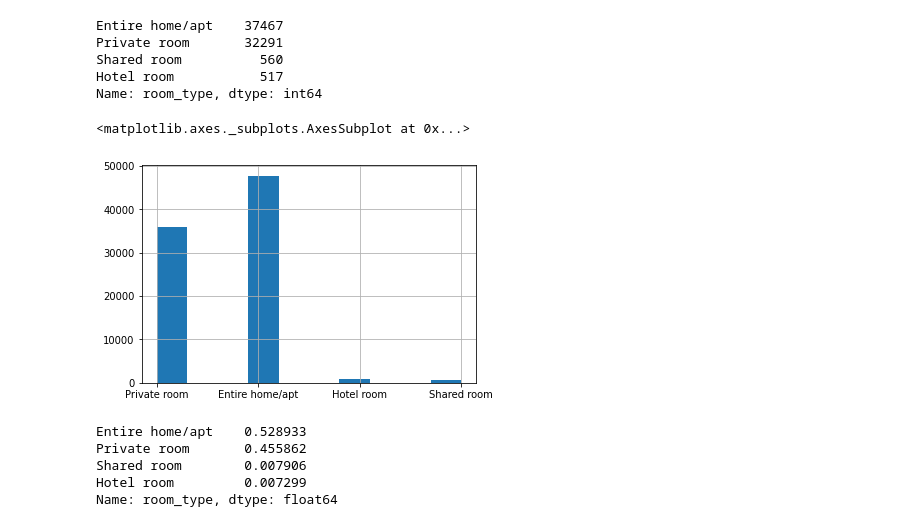
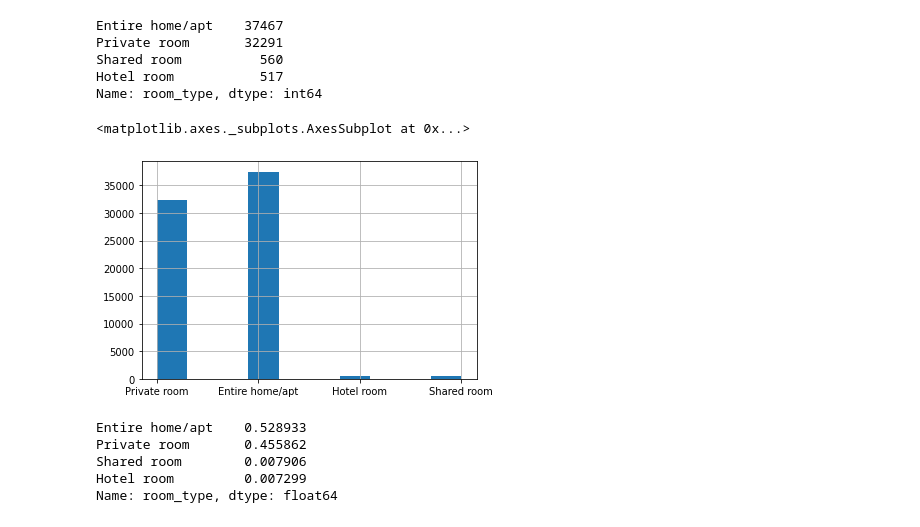
Before and after one commit to jullymaellylima/data_science, a Jupyter notebook: Analisando_os_Dados_do_Airbnb_Londres.ipynb, the cells around one changed output. Drawn from its saved outputs; the diff is of its cells as text; code cells hidden in the pictures.

```diff
--- a/Analisando_os_Dados_do_Airbnb_Londres.ipynb
+++ b/Analisando_os_Dados_do_Airbnb_Londres.ipynb
@@ -270,10 +270,10 @@ Shared room          560
 Hotel room           517
 Name: room_type, dtype: int64
 # %%
-df.room_type.hist()
+df_clean.room_type.hist()
 # %% [output]
 <matplotlib.axes._subplots.AxesSubplot at 0x...>
-[figure, old version]
+[figure, new version]
 # %%
 df_clean.room_type.value_counts() / df_clean.shape[0]
 # %% [output]
```
Also changed, not shown: parts of 1 cell of this notebook.
